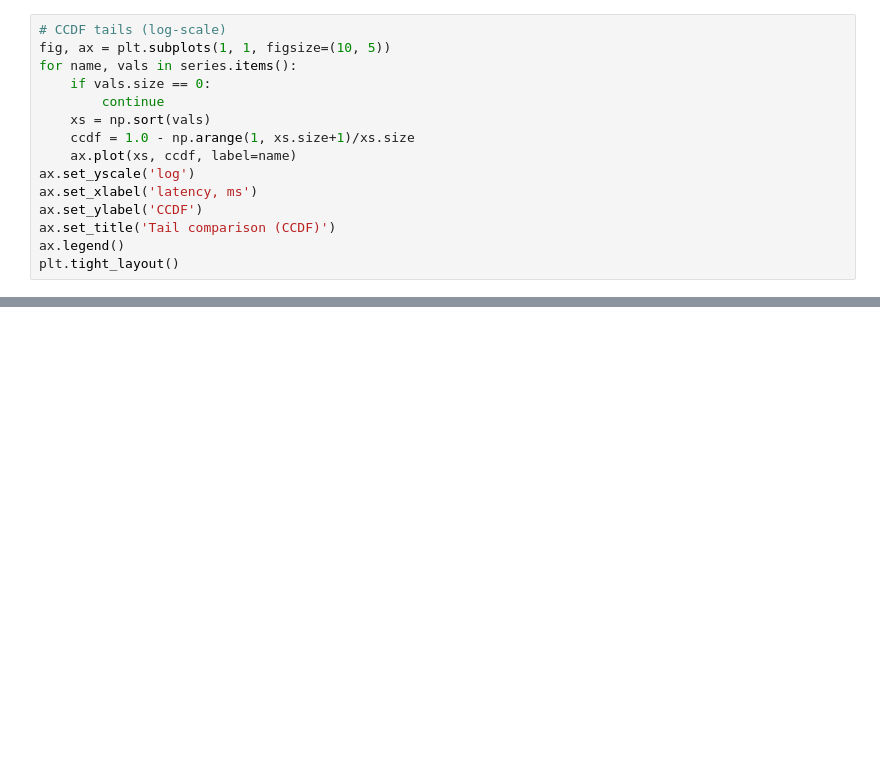
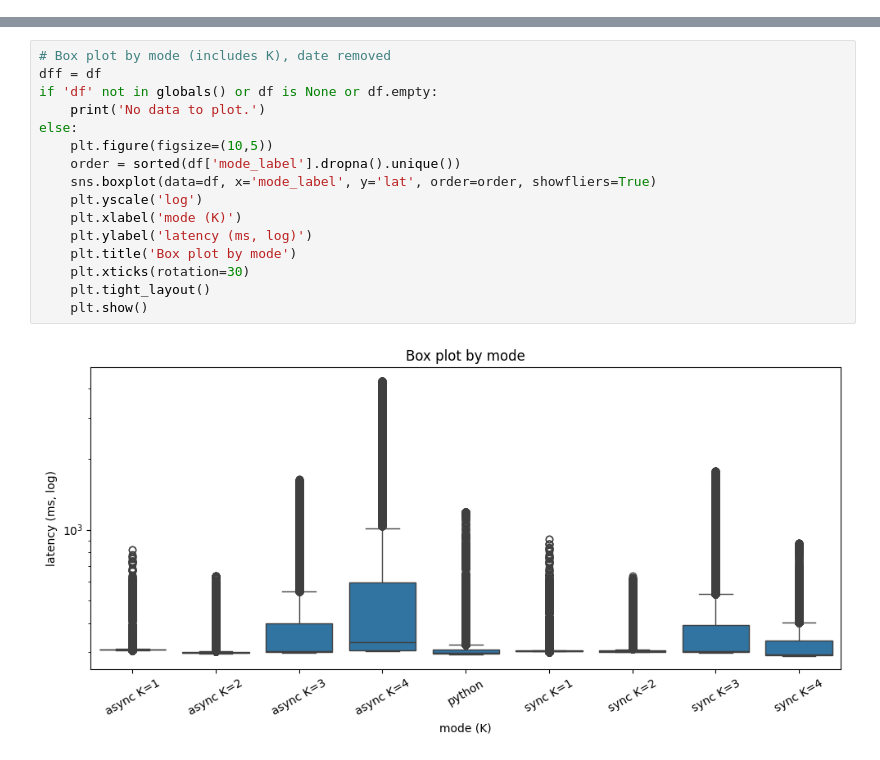
Before and after one commit to TieBeTie/binance-websocket-experiment, a Jupyter notebook: charts/latency_charts.ipynb, the cells around one changed output, grey strips where cells are left out. Cells and saved outputs as stored; diff of their text form; blank space fills up the shorter version.

```diff
--- a/charts/latency_charts.ipynb
+++ b/charts/latency_charts.ipynb
@@ -149,15 +0,0 @@ No artists with labels found to put in legend.  Note that artists whose label st
-# %%
-# CCDF tails (log-scale)
-fig, ax = plt.subplots(1, 1, figsize=(10, 5))
-for name, vals in series.items():
-    if vals.size == 0:
-        continue
-    xs = np.sort(vals)
-    ccdf = 1.0 - np.arange(1, xs.size+1)/xs.size
-    ax.plot(xs, ccdf, label=name)
-ax.set_yscale('log')
-ax.set_xlabel('latency, ms')
-ax.set_ylabel('CCDF')
-ax.set_title('Tail comparison (CCDF)')
-ax.legend()
-plt.tight_layout()
@@ -316,0 +129,18 @@ The `scale` parameter has been renamed and will be removed in v0.15.0. Pass `den
+# %%
+# Box plot by mode (includes K), date removed
+dff = df
+if 'df' not in globals() or df is None or df.empty:
+    print('No data to plot.')
+else:
+    plt.figure(figsize=(10,5))
+    order = sorted(df['mode_label'].dropna().unique())
+    sns.boxplot(data=df, x='mode_label', y='lat', order=order, showfliers=True)
+    plt.yscale('log')
+    plt.xlabel('mode (K)')
+    plt.ylabel('latency (ms, log)')
+    plt.title('Box plot by mode')
+    plt.xticks(rotation=30)
+    plt.tight_layout()
+    plt.show()
+# %% [output]
+[figure, added]
```
Also changed, not shown: parts of 12 cells of this notebook, 54 other files.
